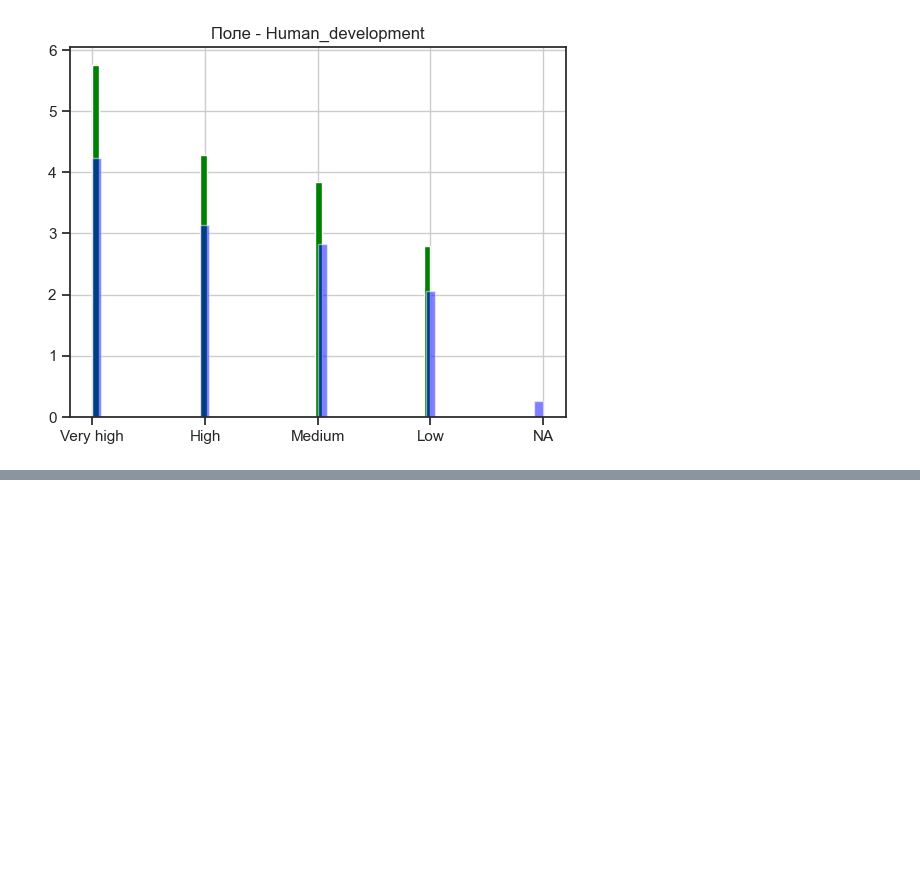
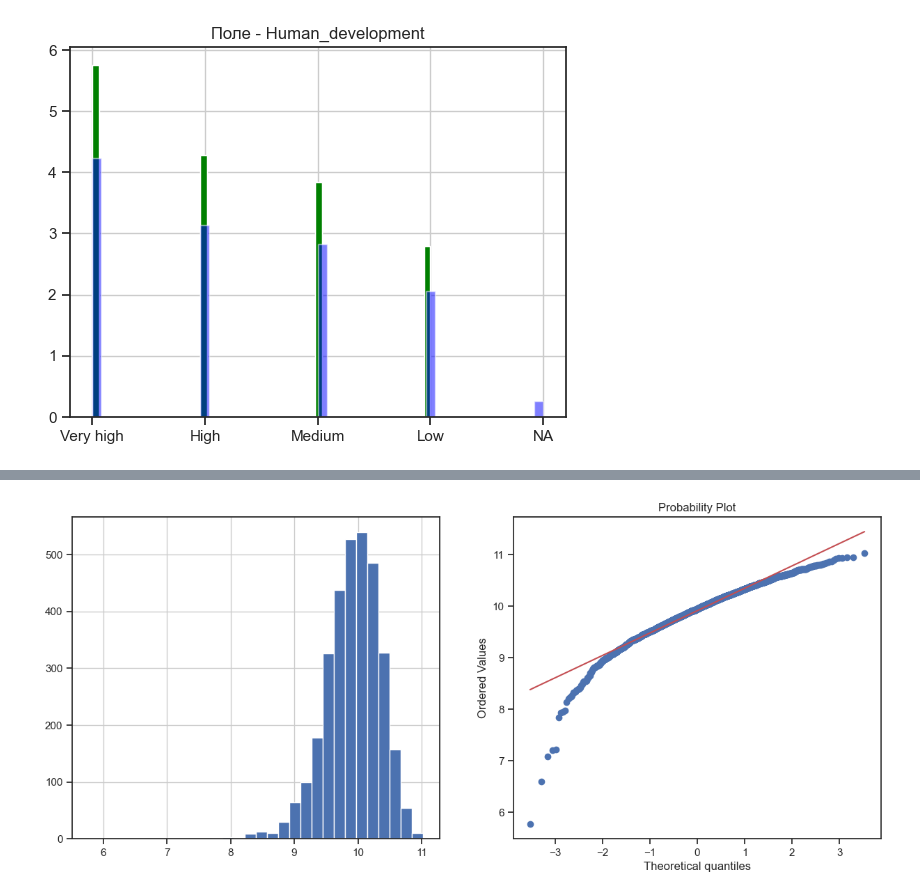
Before and after one commit to EvseyKI/iu5_ml_course, a Jupyter notebook: lab2_feature processing_part1/2_lab_Kirichkov_IU5-22M.ipynb, the cells around one changed output, grey strips where cells are left out. Saved outputs shown, nothing was run; the diff lists cells and outputs as text; code cells hidden in the pictures; blank space fills up the shorter version.

```diff
--- a/lab2_feature processing_part1/2_lab_Kirichkov_IU5-22M.ipynb
+++ b/lab2_feature processing_part1/2_lab_Kirichkov_IU5-22M.ipynb
@@ -197,0 +333,6 @@ plot_hist_diff(data, data_cat_na, 'Human_development')
+# %%
+# Логарифмическое преобразование
+data_3['Solids_log'] = np.log(data_3['Solids'])
+diagnostic_plots(data_3, 'Solids_log')
+# %% [output]
+[figure, added]
```
Also changed, not shown: parts of 33 cells of this notebook, 1 other file.
